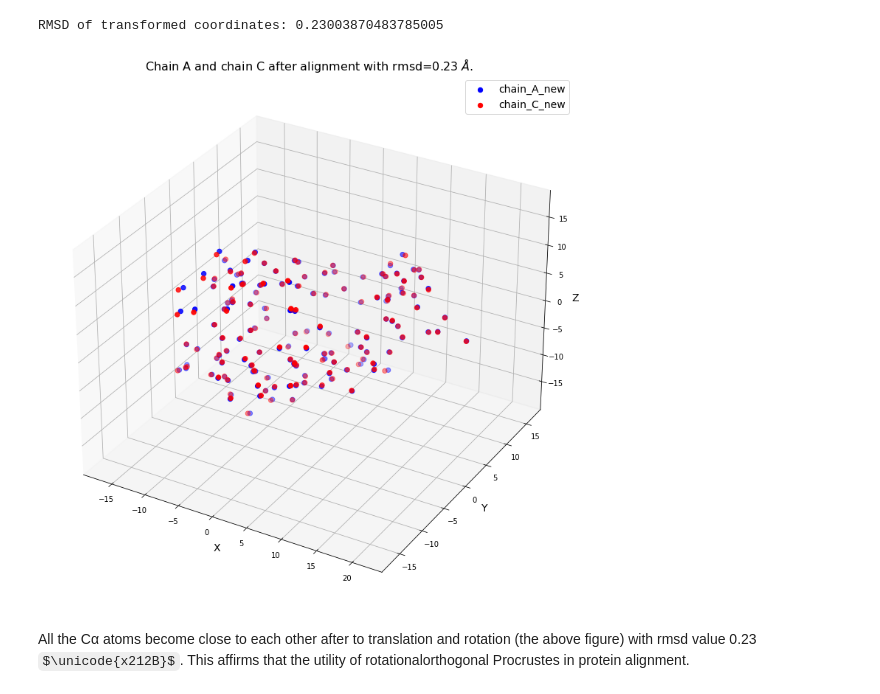
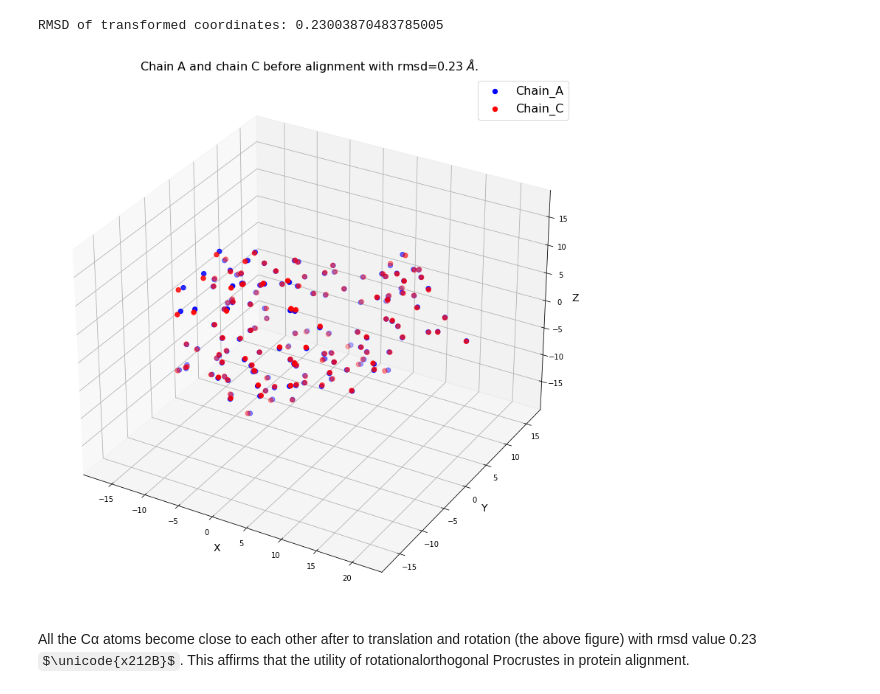
Before and after one commit to theochem/procrustes, a Jupyter notebook: docs/notebooks/Chemical_Structure_Alignment.ipynb, the cells around one changed output. Cells and saved outputs as stored; diff of their text form; code cells hidden in the pictures; some formulas as TeX source.

Commit message:
Add a function to plot the atomic coordinates

```diff
--- a/docs/notebooks/Chemical_Structure_Alignment.ipynb
+++ b/docs/notebooks/Chemical_Structure_Alignment.ipynb
@@ -49,27 +49,3 @@ rmsd_before = np.sqrt(np.mean(np.sum((ca_a - ca_c)**2, axis=1)))
 print("RMSD of initial coordinates:", rmsd_before)
 # %% [output]
 RMSD of initial coordinates: 39.46851987559469
-# %%
-import matplotlib.pyplot as plt
-from mpl_toolkits.mplot3d import Axes3D
-
-# plot the coordinates before alignment which reproduces Fig. (ii)
-fig = plt.figure(figsize=(12, 10))
-ax = Axes3D(fig)
-
-ax.scatter(xs=ca_a[:, 0], ys=ca_a[:, 1], zs=ca_a[:, 2],
-           marker="o", color="blue", s=40, label="Chain_A")
-ax.scatter(xs=ca_c[:, 0], ys=ca_c[:, 1], zs=ca_c[:, 2],
-           marker="o", color="red", s=40, label="Chain_C")
-
-ax.set_xlabel('X', fontsize=14)
-ax.set_ylabel('Y', fontsize=14)
-ax.set_zlabel('Z', fontsize=14)
-ax.legend(fontsize=16, loc='best')
-
-plt.title("Chain A and chain C before alignment with rmsd={:0.2f} $\AA$.".format(rmsd_before),
-          fontsize=16)
-plt.show()
-
-# if you want to save the figure, uncomment next line
-# plt.savefig('before_align.png', dpi=300)
@@ -88,29 +130,15 @@ rmsd_after = np.sqrt(np.mean(np.sum((ca_at - result.new_b)**2, axis=1)))
 print("RMSD of transformed coordinates:", rmsd_after)
 # %% [output]
 RMSD of transformed coordinates: 0.23003870483785005
-# %%
-# plot the coordinates after alignment which reproduces Fig. (ii)
-fig = plt.figure(figsize=(12, 10))
-ax = Axes3D(fig)
-# ax = fig.add_subplot(111, projection='3d')
-
-ax.scatter(ca_at[:,0], ca_at[:,1], ca_at[:,2],
-           zdir='z', s=40, c='blue', label='chain_A_new')
-ax.scatter(result["new_b"][:,0], result["new_b"][:,1], result["new_b"][:,2],
-           zdir='z', s=40, c='red', label='chain_C_new')
-
-ax.set_xlabel('X', fontsize=14)
-ax.set_ylabel('Y', fontsize=14)
-ax.set_zlabel('Z', fontsize=14)
-ax.legend(fontsize=14, loc='best')
-
-plt.title("Chain A and chain C after alignment with rmsd={:0.2f} $\AA$.".format(rmsd_after),
-          fontsize=16)
-plt.show()
-# if you want to save the figure, uncomment next line
-# plt.savefig('after_align.png', dpi=300)
-# %% [output]
-[figure, removed]
+# %%
+# plot the coordinates before alignment which reproduces Fig. (iii)
+plot_atom_coordinates(coords1=ca_at,
+                      coords2=result["new_b"],
+                      label1="Chain_A",
+                      label2="Chain_C",
+                      title="Chain A and chain C before alignment with rmsd={:0.2f} $\AA$.".format(rmsd_after))
+# %% [output]
+[figure, added]
 # %% [markdown]
 All the Cα atoms become close to each other after to
 translation and rotation (the above figure) with rmsd value 0.23 $\unicode{x212B}$. This affirms that the utility of rotationalorthogonal Procrustes in protein alignment.
```
Also changed, not shown: parts of 3 cells of this notebook.
